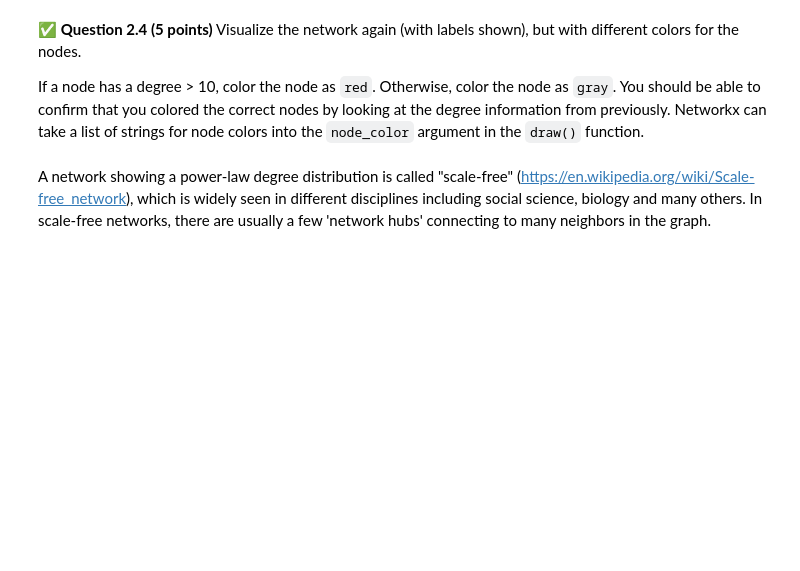
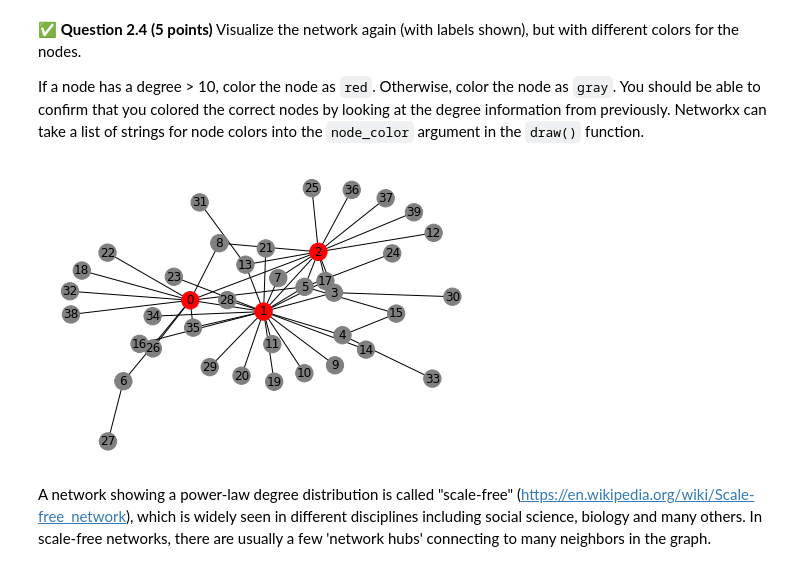
Before and after one commit to bryantp4/cmse202-s21-turnin, a Jupyter notebook: hw-04/HW-04_graph_regression-STUDENT.ipynb, the cells around one changed output. Saved outputs shown, nothing was run; the diff lists cells and outputs as text; code cells hidden in the pictures; blank space fills up the shorter version.

```diff
--- a/hw-04/HW-04_graph_regression-STUDENT.ipynb
+++ b/hw-04/HW-04_graph_regression-STUDENT.ipynb
@@ -84,3 +102,16 @@ If a node has a degree > 10, color the node as `red`.  Otherwise, color the node
+# %%
+node_color = []
+deg = dict(adj_graph.degree)
+
+for i in deg.values():
+    if i > 10:
+        node_color.append("red")
+    else:
+        node_color.append("gray")
+
+nx.draw(adj_graph, pos = pos, with_labels = True, node_color = node_color)
+# %% [output]
+[figure, added]
 # %% [markdown]
 A network showing a power-law degree distribution is called "scale-free" (https://en.wikipedia.org/wiki/Scale-free_network), which is widely seen in different disciplines including social science, biology and many others. In scale-free networks, there are usually a few 'network hubs' connecting to many neighbors in the graph.
 # %% [markdown]
```
Also changed, not shown: parts of 11 cells of this notebook.
